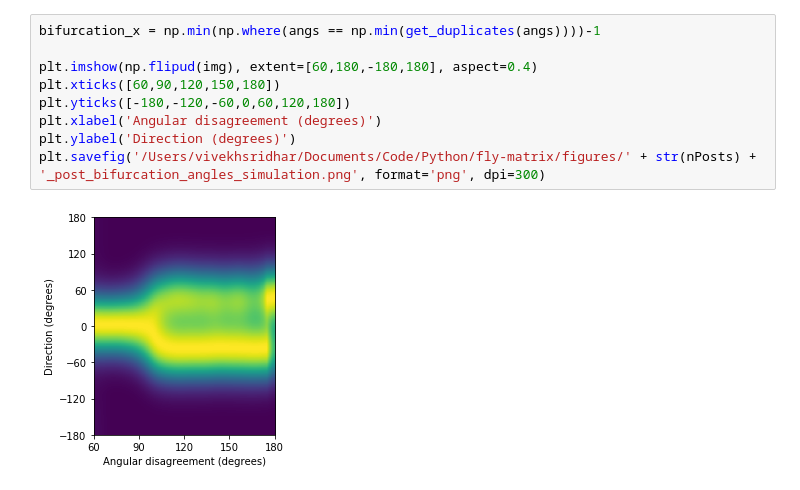
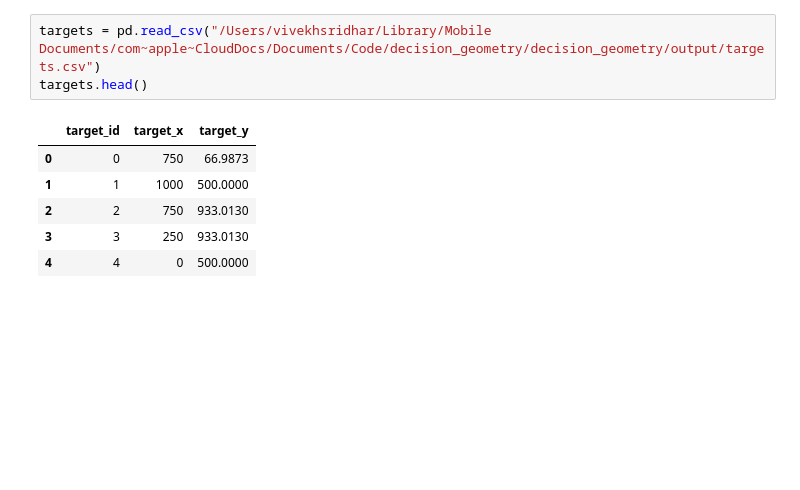
Before and after one commit to vivekhsridhar/decision_geometry, a Jupyter notebook: decision_geometry/output/bifurcation_plots.ipynb, the cells around one changed output. Saved outputs shown, nothing was run; the diff lists cells and outputs as text; blank space fills up the shorter version.

```diff
--- a/decision_geometry/output/bifurcation_plots.ipynb
+++ b/decision_geometry/output/bifurcation_plots.ipynb
@@ -137,11 +17,10 @@ for i in range(5,nbins):
-# %%
-bifurcation_x = np.min(np.where(angs == np.min(get_duplicates(angs))))-1
-
-plt.imshow(np.flipud(img), extent=[60,180,-180,180], aspect=0.4)
-plt.xticks([60,90,120,150,180])
-plt.yticks([-180,-120,-60,0,60,120,180])
-plt.xlabel('Angular disagreement (degrees)')
-plt.ylabel('Direction (degrees)')
-plt.savefig('/Users/vivekhsridhar/Documents/Code/Python/fly-matrix/figures/' + str(nPosts) + '_post_bifurcation_angles_simulation.png', format='png', dpi=300)
-# %% [output]
-[figure, removed]
+# %%
+targets = pd.read_csv("/Users/vivekhsridhar/Library/Mobile Documents/com~apple~CloudDocs/Documents/Code/decision_geometry/decision_geometry/output/targets.csv")
+targets.head()
+# %% [output]
+|  | target_id | target_x | target_y |
+| 0 | 0 | 750 | 66.9873 |
+| 1 | 1 | 1000 | 500.0000 |
+| 2 | 2 | 750 | 933.0130 |
+| 3 | 3 | 250 | 933.0130 |
+| 4 | 4 | 0 | 500.0000 |
```
Also changed, not shown: parts of 18 cells of this notebook, 4 other files.
